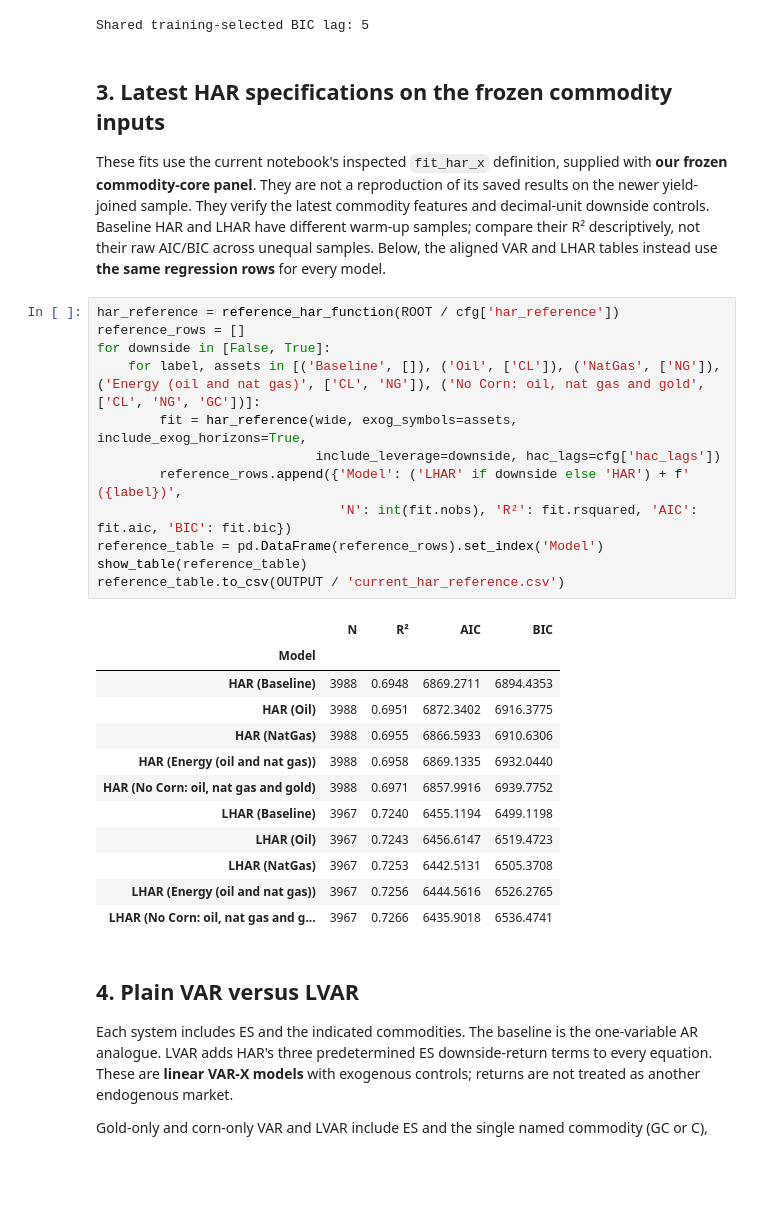
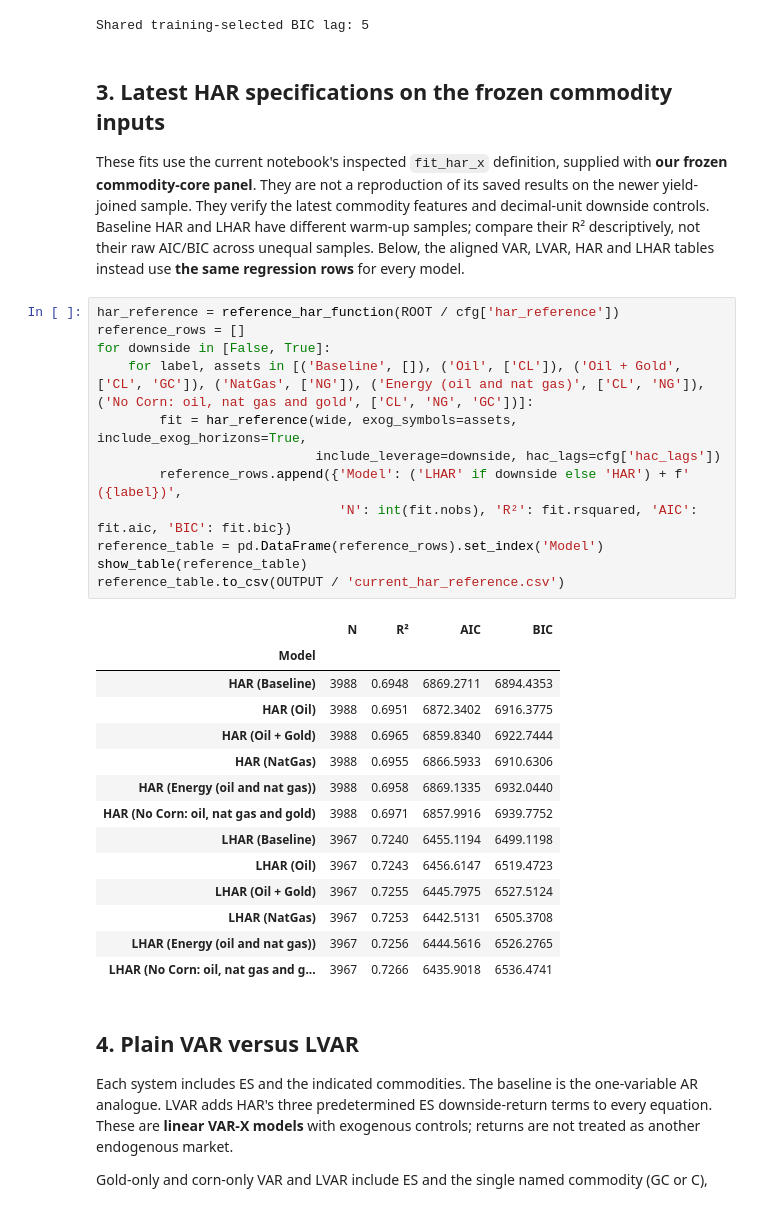
Before and after one commit to Deangr-econ/Quant_methods_project, a Jupyter notebook: VAR_QTFE.ipynb, the cells around one changed output. Cells and saved outputs as stored; diff of their text form; blank space fills up the shorter version.

```diff
--- a/VAR_QTFE.ipynb
+++ b/VAR_QTFE.ipynb
@@ -227,30 +227,32 @@ with **our frozen commodity-core panel**. They are not a reproduction of its
 saved results on the newer yield-joined sample. They verify the latest commodity
 features and decimal-unit downside controls. Baseline
 HAR and LHAR have different warm-up samples; compare their R² descriptively,
-not their raw AIC/BIC across unequal samples. Below, the aligned VAR and LHAR
+not their raw AIC/BIC across unequal samples. Below, the aligned VAR, LVAR, HAR and LHAR
 tables instead use **the same regression rows** for every model.
 # %%
 har_reference = reference_har_function(ROOT / cfg['har_reference'])
 reference_rows = []
 for downside in [False, True]:
-    for label, assets in [('Baseline', []), ('Oil', ['CL']), ('NatGas', ['NG']), ('Energy (oil and nat gas)', ['CL', 'NG']), ('No Corn: oil, nat gas and gold', ['CL', 'NG', 'GC'])]:
+    for label, assets in [('Baseline', []), ('Oil', ['CL']), ('Oil + Gold', ['CL', 'GC']), ('NatGas', ['NG']), ('Energy (oil and nat gas)', ['CL', 'NG']), ('No Corn: oil, nat gas and gold', ['CL', 'NG', 'GC'])]:
         fit = har_reference(wide, exog_symbols=assets, include_exog_horizons=True,
                             include_leverage=downside, hac_lags=cfg['hac_lags'])
         reference_rows.append({'Model': ('LHAR' if downside else 'HAR') + f' ({label})',
                                'N': int(fit.nobs), 'R²': fit.rsquared, 'AIC': fit.aic, 'BIC': fit.bic})
 reference_table = pd.DataFrame(reference_rows).set_index('Model')
 show_table(reference_table)
 reference_table.to_csv(OUTPUT / 'current_har_reference.csv')
 # %% [output]
 |  | N | R² | AIC | BIC |
 | Model |  |  |  |  |
 | HAR (Baseline) | 3988 | 0.6948 | 6869.2711 | 6894.4353 |
 | HAR (Oil) | 3988 | 0.6951 | 6872.3402 | 6916.3775 |
+| HAR (Oil + Gold) | 3988 | 0.6965 | 6859.8340 | 6922.7444 |
 | HAR (NatGas) | 3988 | 0.6955 | 6866.5933 | 6910.6306 |
 | HAR (Energy (oil and nat gas)) | 3988 | 0.6958 | 6869.1335 | 6932.0440 |
 | HAR (No Corn: oil, nat gas and gold) | 3988 | 0.6971 | 6857.9916 | 6939.7752 |
 | LHAR (Baseline) | 3967 | 0.7240 | 6455.1194 | 6499.1198 |
 | LHAR (Oil) | 3967 | 0.7243 | 6456.6147 | 6519.4723 |
+| LHAR (Oil + Gold) | 3967 | 0.7255 | 6445.7975 | 6527.5124 |
 | LHAR (NatGas) | 3967 | 0.7253 | 6442.5131 | 6505.3708 |
 | LHAR (Energy (oil and nat gas)) | 3967 | 0.7256 | 6444.5616 | 6526.2765 |
 | LHAR (No Corn: oil, nat gas and g... | 3967 | 0.7266 | 6435.9018 | 6536.4741 |
```
Also changed, not shown: parts of 6 cells of this notebook, 9 other files.
